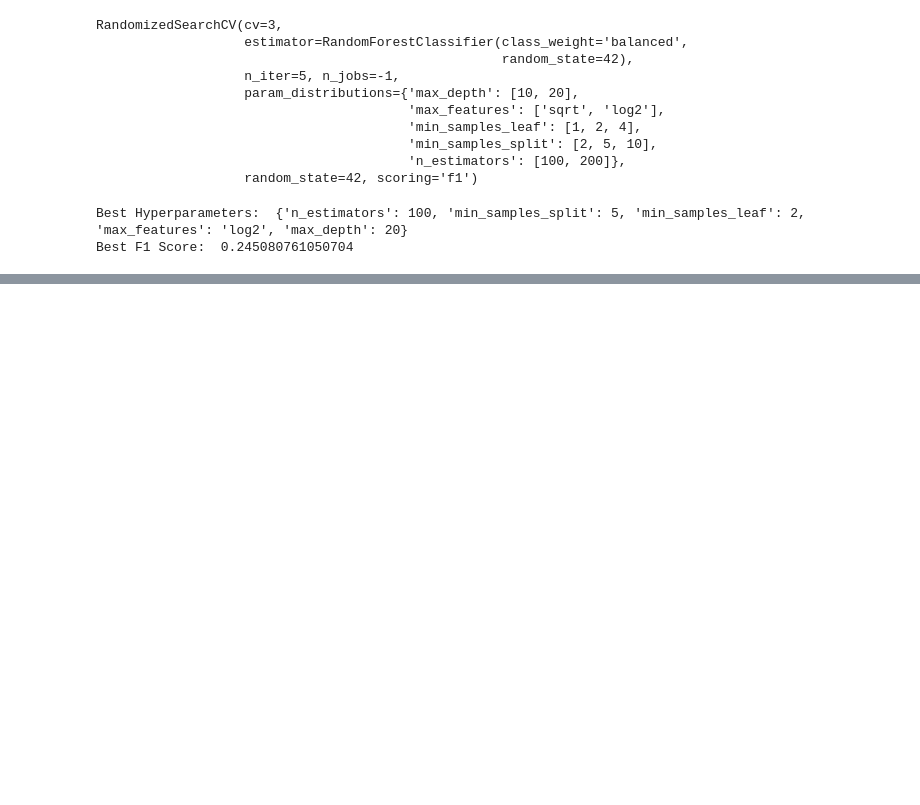
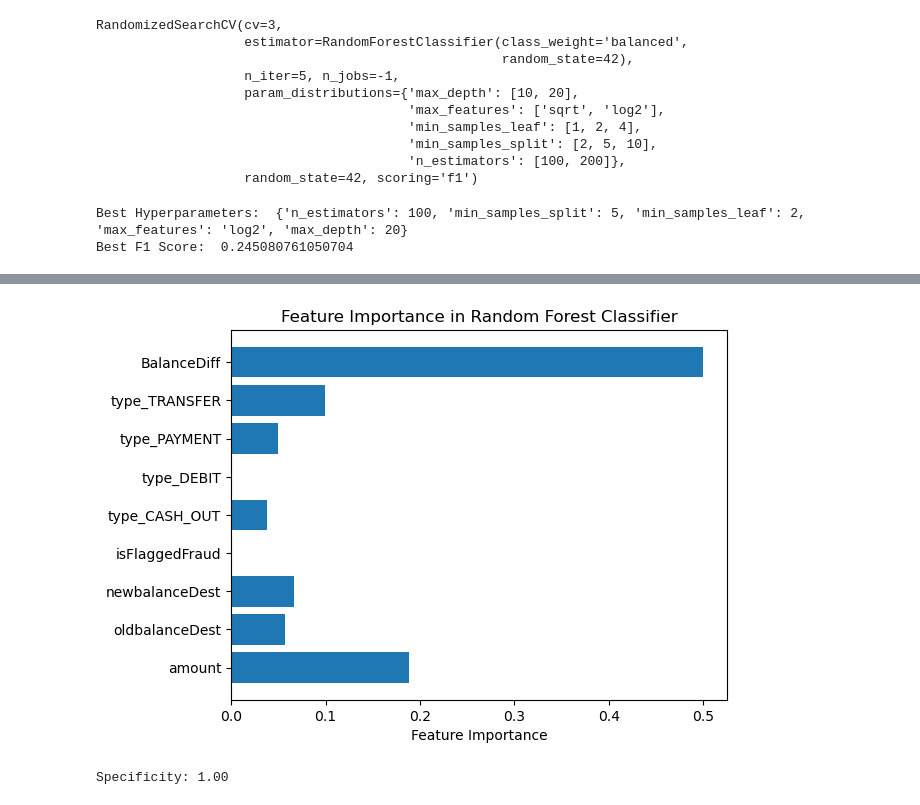
Before and after one commit to Bfanta04/Lab-Financial-Fraud-Detection, a Jupyter notebook: Code/Model.ipynb, the cells around one changed output, grey strips where cells are left out. Drawn from its saved outputs; the diff is of its cells as text; code cells hidden in the pictures; blank space fills up the shorter version.

```diff
--- a/Code.ipynb/Model.ipynb
+++ b/Code/Model.ipynb
@@ -8,7 +8,7 @@ from sklearn.metrics import confusion_matrix, classification_report, f1_score
 from sklearn.ensemble import RandomForestClassifier
 # %%
 #Load the processed datsaset
-df_encoded = pd.read_csv("/Users/sa19/class-projects/Fraud Detection Lab/Data.ipynb/Processed/encoded_data.csv")
+df_encoded = pd.read_csv("../Data/Processed/encoded_data.csv/")
 # %%
 #Define the target variable and features for the model
 x = df_encoded.drop(columns ='isFraud')
@@ -85,7 +85,13 @@ Best F1 Score:  0.245080761050704
 # %%
 #After the hyperparameter tuning, I will update the parameters of the model by those which are obtained by using RandomizedSearchCV.
 
-best_rf = RandomForestClassifier(n_estimators=100, min_samples_split=5, min_samples_leaf=2, max_features='log2', max_depth=20)
+best_rf = RandomForestClassifier(random_state=42,
+                                 class_weight='balanced',
+                                n_estimators=100,
+                                min_samples_split=5,
+                                min_samples_leaf=2,
+                                max_features='log2',
+                                max_depth=20)
 
 best_rf.fit(X_train, y_train)
 y_pred_best = best_rf.predict(X_test)
@@ -113,0 +120,20 @@ The best model's f1_score is .82.
+# %%
+feature_importances = best_rf.feature_importances_
+
+plt.barh(X_train.columns, feature_importances)
+plt.xlabel('Feature Importance')
+plt.title('Feature Importance in Random Forest Classifier')
+plt.show()
+# %% [output]
+[figure, added]
+# %%
+#ROC Curve/ AUC Score
+# calculate specificity by hand
+
+
+
+tn, fp, fn, tp = confusion.ravel()
+specificity = tn / (tn + fp)
+print(f"Specificity: {specificity:.2f}")
+# %% [output]
+Specificity: 1.00
```
Also changed, not shown: parts of 5 cells of this notebook, 11 other files.
